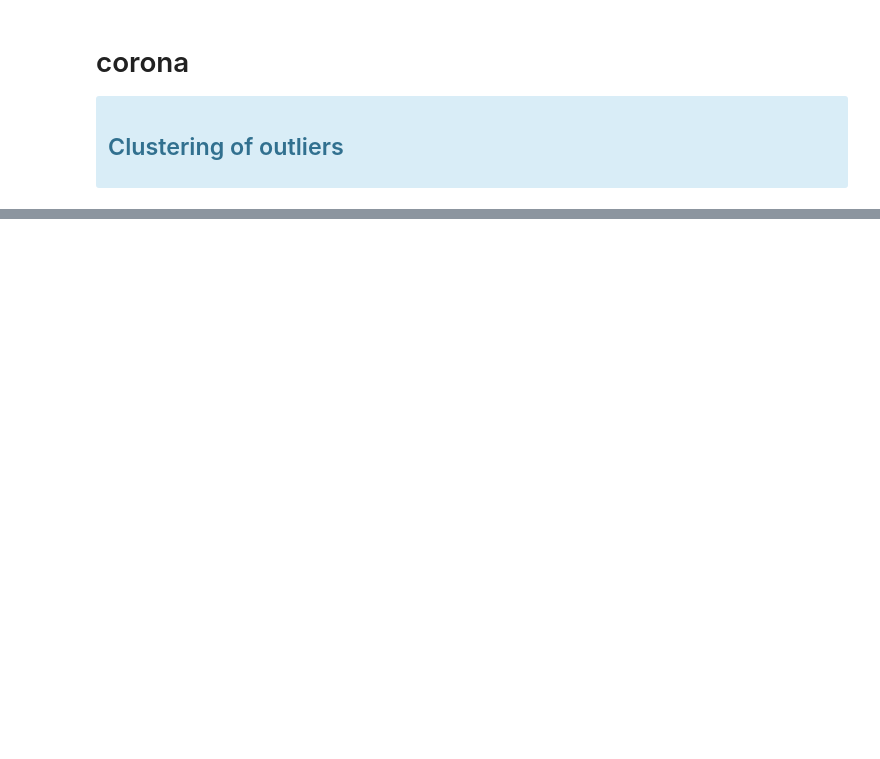
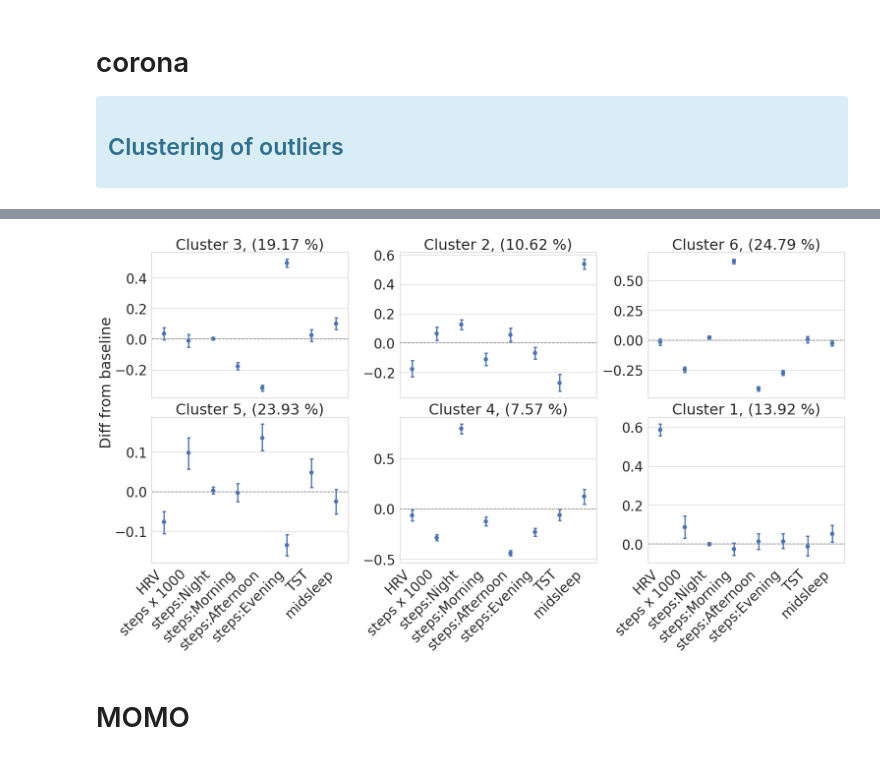
Before and after one commit to digitraceslab/digirhythm, a Jupyter notebook: analysis/outliers_clustering.ipynb, the cells around one changed output, grey strips where cells are left out. Saved outputs shown, nothing was run; the diff lists cells and outputs as text; code cells hidden in the pictures; blank space fills up the shorter version.

```diff
--- a/analysis/outliers_clustering.ipynb
+++ b/analysis/outliers_clustering.ipynb
@@ -17,5 +17,7 @@ print(sns.__version__)
 palette = sns.color_palette("bright")
 
 sns.set_palette(palette)
-sns.set(style="whitegrid", font_scale=1.5)
+sns.set(style="whitegrid", font_scale=2.5)
+
+seed = 1823492
 # %% [output]
@@ -192,0 +227,58 @@ mean_diff.groupby("cluster").mean()
+# %%
+mean_diff.cluster.value_counts()
+pivot_mean_diff = pd.melt(mean_diff, id_vars='cluster', value_vars=FEATURES)
+pivot_mean_diff['label'] = pivot_mean_diff['variable'].map({'heart_rate_variability_avg:norm' : 'HRV',
+                                                           'stepsx1000:total:norm' : 'steps x 1000',
+                                                            'steps:night:norm' : 'steps:Night',
+                                                            'steps:morning:norm' : 'steps:Morning',
+                                                            'steps:afternoon:norm' : 'steps:Afternoon',
+                                                            'steps:evening:norm' : 'steps:Evening',
+                                                            'tst:norm' : 'TST',
+                                                            'midsleep:norm' : 'midsleep'})
+
+# Get unique clusters
+clusters = pivot_mean_diff['cluster'].unique()
+
+# Set up the matplotlib figure with 2 columns and 3 rows, sharing x-axis
+fig, axes = plt.subplots(2, 3, figsize=(21, 12), sharex=True)
+
+# Flatten the axes array for easy indexing
+axes = axes.flatten()
+
+# Iterate through clusters and create a point plot for each
+for i, cluster in enumerate(clusters):
+    # Filter data for the current cluster
+    cluster_data = pivot_mean_diff[pivot_mean_diff['cluster'] == cluster]
+
+    # Create pointplot
+    sns.pointplot(x='label', y='value', data=cluster_data, capsize=.1, join=False, ax=axes[i])
+
+    # Add horizontal line at y=0
+    axes[i].axhline(0, color='gray', linestyle='--')
+
+
+    # Set the title to the current cluster
+    axes[i].set_title(f'Cluster {cluster}, ({np.round(len(cluster_data) / len(pivot_mean_diff) * 100, 2)} %)')
+
+    # Remove the y-axis label
+    axes[i].set_xlabel('')
+    axes[i].set_ylabel('')
+
+    # Improve readability for x-axis labels
+    axes[i].set_xticklabels(axes[i].get_xticklabels(), rotation=45, ha='right')
+
+# Set a common x-axis label
+fig.text(0.0, 0.5, 'Diff from baseline', ha='center', rotation=90, size=30)
+
+# Hide any unused subplots if the number of clusters is less than the number of subplots
+for j in range(i + 1, len(axes)):
+    axes[j].axis('off')
+
+
+plt.tight_layout()
+fig.savefig('cluster_outliers.png', dpi=300, bbox_inches = "tight")
+plt.show()
+# %% [output]
+[figure, added]
+# %% [markdown]
+# MOMO
```
Also changed, not shown: parts of 14 cells of this notebook, 24 other files.
